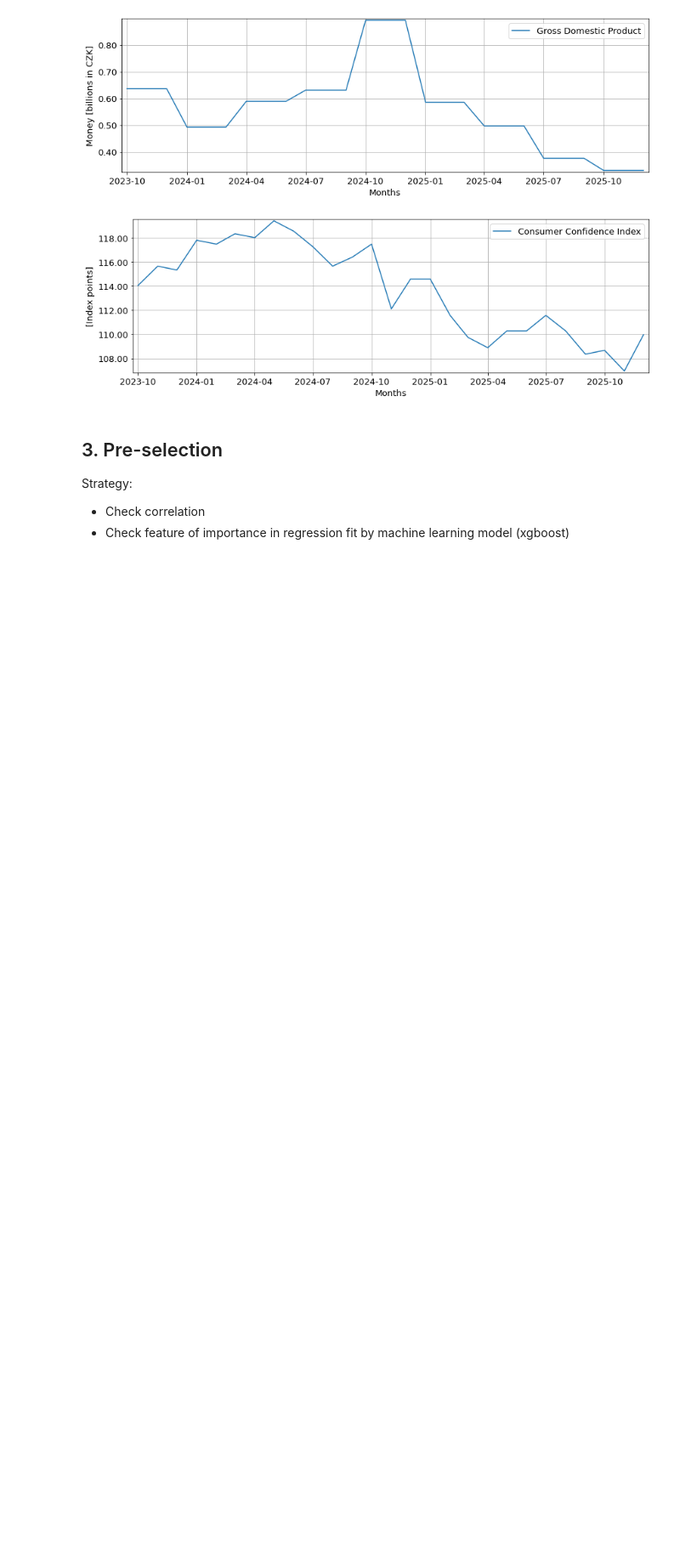
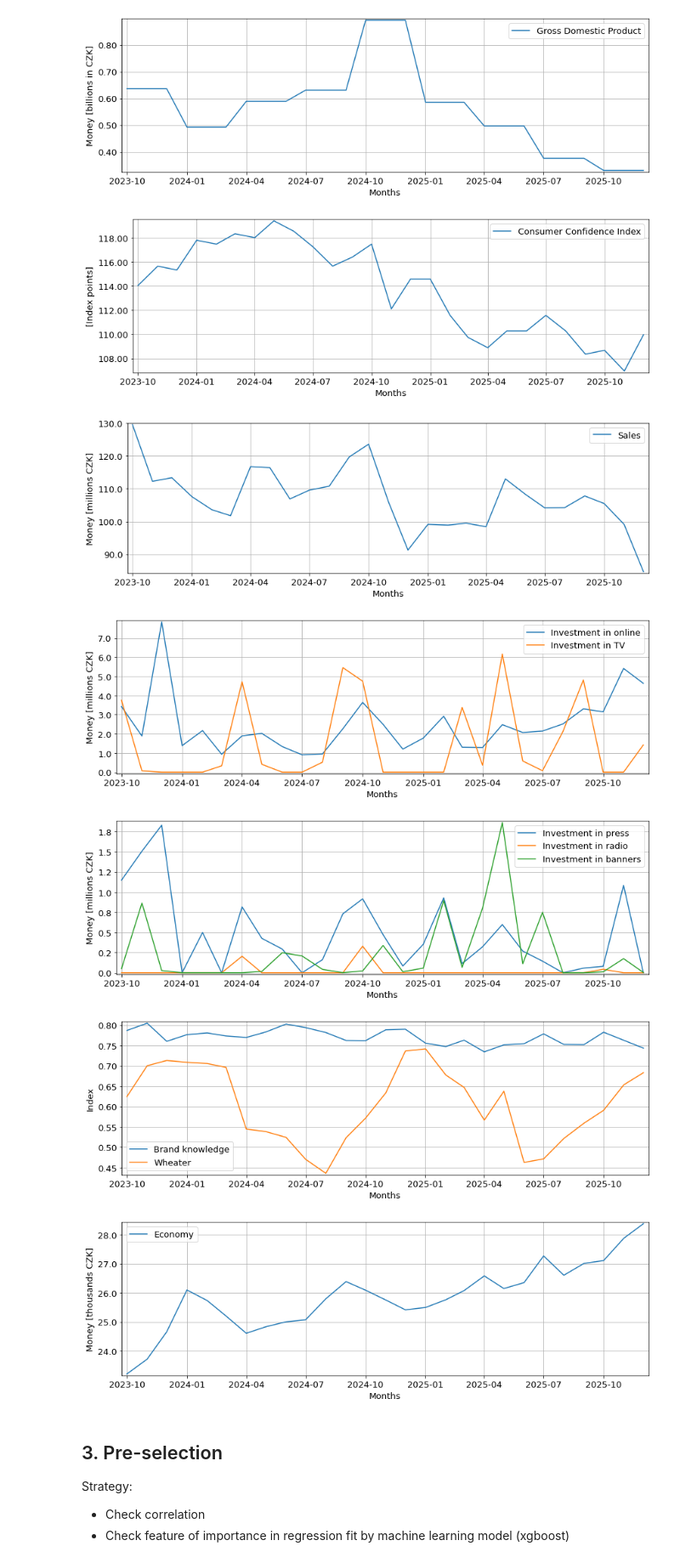
Before and after one commit to JakubKandra/Ommicom, a Jupyter notebook: Solution.ipynb, the cells around one changed output. Shown at 85% size. Cells and saved outputs as stored; diff of their text form; code cells hidden in the pictures; blank space fills up the shorter version.

```diff
--- a/Solution.ipynb
+++ b/Solution.ipynb
@@ -223,6 +229,19 @@ plot(['confidence'], ['Consumer Confidence Index'], ones_formatter, weekly = mon
 [figure]
 [figure]
 [figure]
+# %%
+plot(['sales'], ['Sales'], millions_formatter, weekly = monthly)
+plot(['investment_online', 'investment_tv', ], ['Investment in online', 'Investment in TV'], millions_formatter, weekly = monthly)
+plot(['investment_press', 'investment_radio', 'investment_banners'],
+     ['Investment in press', 'Investment in radio', 'Investment in banners'], millions_formatter, weekly = monthly)
+plot(['brand_knowledge', 'weather_index'], ['Brand knowledge', 'Wheater'], ones_formatter, y_label = 'Index', weekly = monthly)
+plot(['economy_index'], ['Economy'], thousands_formatter, y_label = 'Money [thousands CZK]', weekly = monthly)
+# %% [output]
+[figure, added]
+[figure, added]
+[figure, added]
+[figure, added]
+[figure, added]
 # %% [markdown]
 ## 3. Pre-selection
 Strategy:
```
Also changed, not shown: parts of 13 cells of this notebook.
